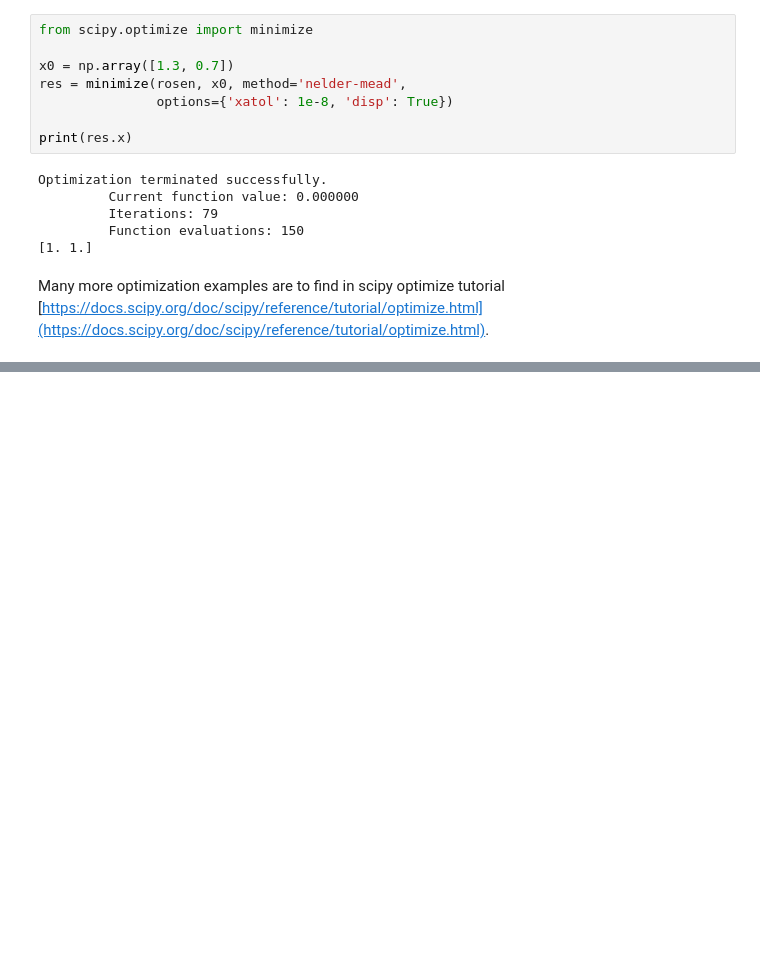
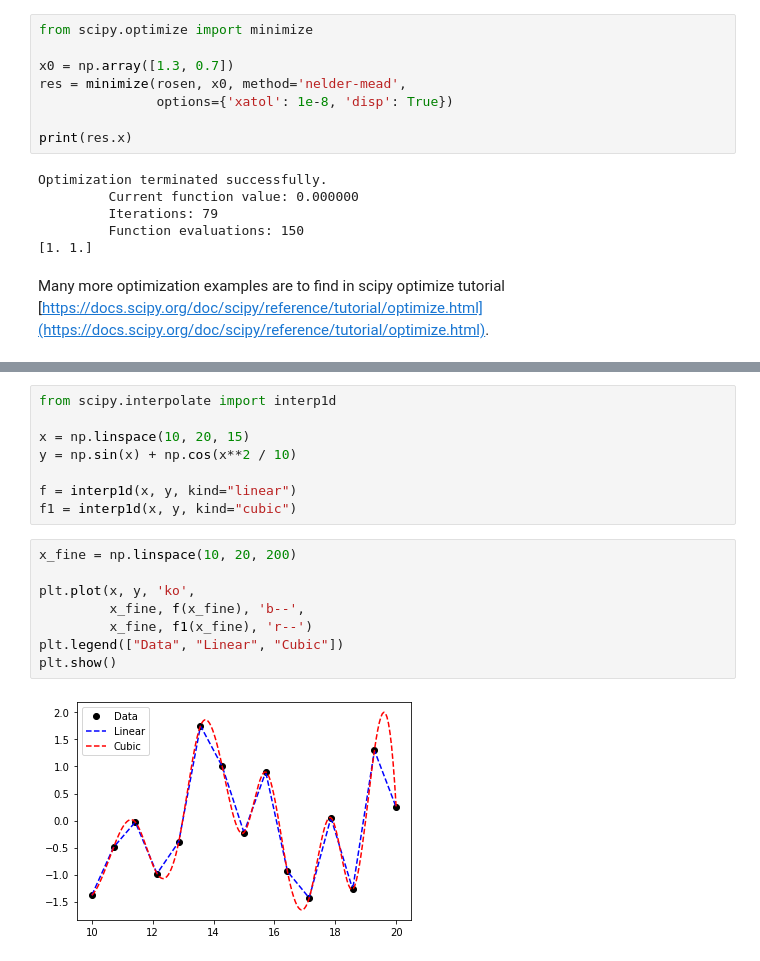
Before and after one commit to StephanRhode/py-algorithms-4-automotive-engineering, a Jupyter notebook: 02_tools-and-packages/03_scipy.ipynb, the cells around one changed output, grey strips where cells are left out. Drawn from its saved outputs; the diff is of its cells as text; blank space fills up the shorter version.

```diff
--- a/02_tools-and-packages/03_scipy.ipynb
+++ b/02_tools-and-packages/03_scipy.ipynb
@@ -97,0 +104,18 @@ IFrame(src='https://docs.scipy.org/doc/scipy/reference/tutorial/optimize.html',
+# %%
+from scipy.interpolate import interp1d
+
+x = np.linspace(10, 20, 15)
+y = np.sin(x) + np.cos(x**2 / 10)
+
+f = interp1d(x, y, kind="linear")
+f1 = interp1d(x, y, kind="cubic")
+# %%
+x_fine = np.linspace(10, 20, 200)
+
+plt.plot(x, y, 'ko',
+         x_fine, f(x_fine), 'b--',
+         x_fine, f1(x_fine), 'r--')
+plt.legend(["Data", "Linear", "Cubic"])
+plt.show()
+# %% [output]
+[figure, added]
```
Also changed, not shown: parts of 9 cells of this notebook, 2 other files.
